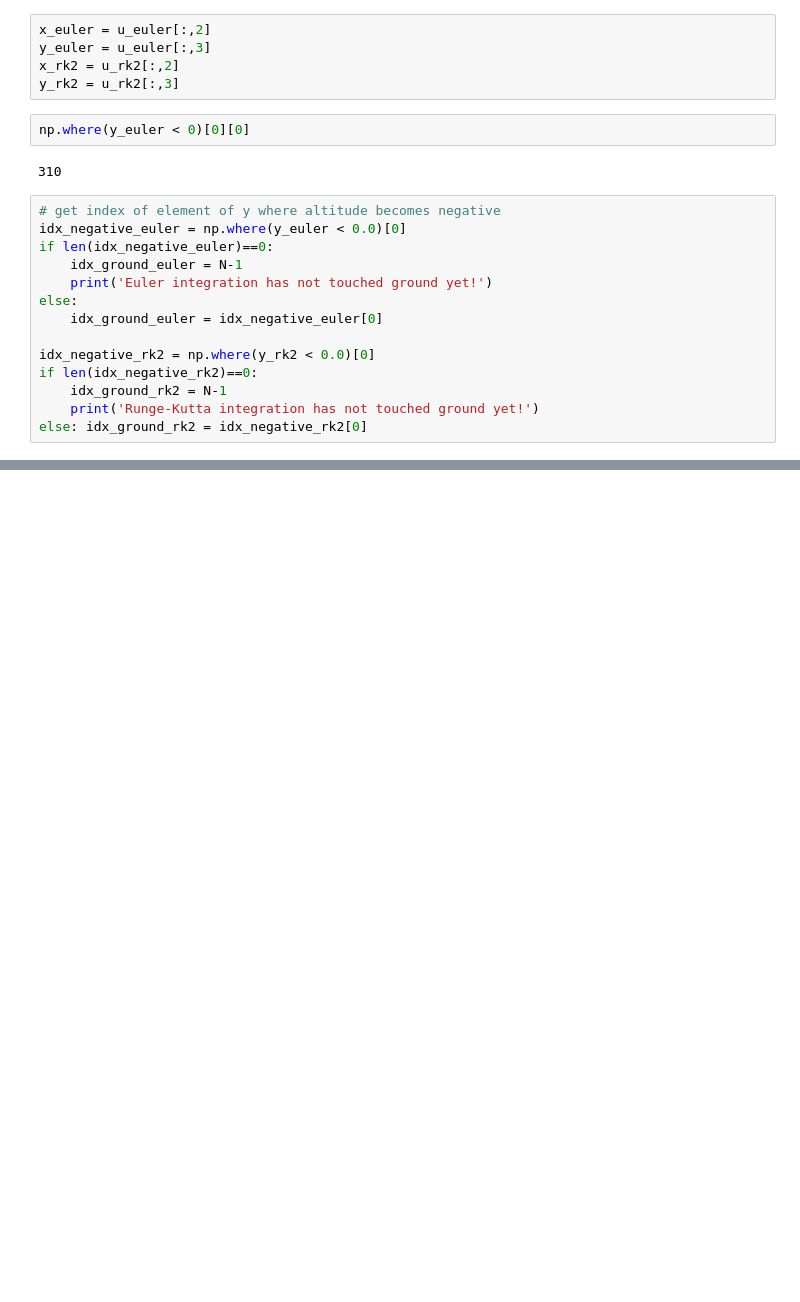
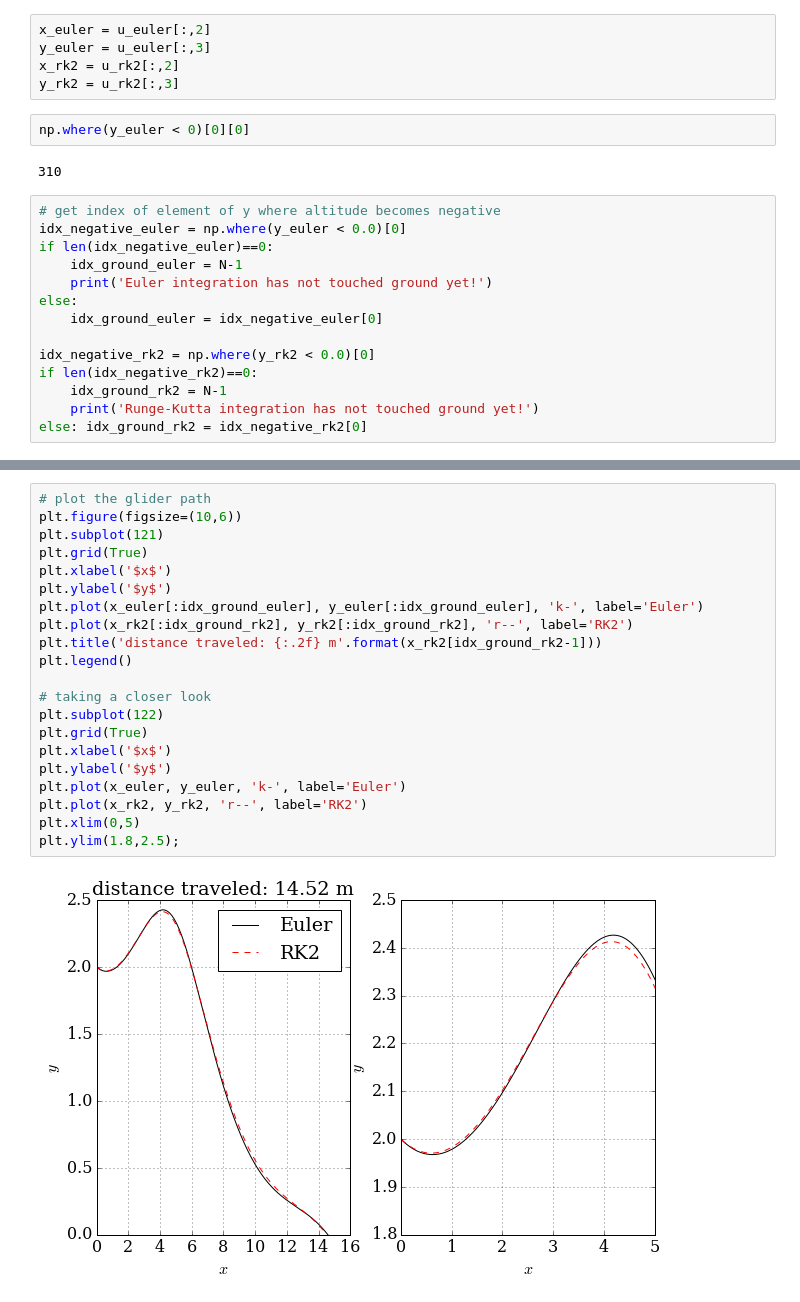
Before and after one commit to morrill/-mae6286, a Jupyter notebook: module_1/bonus_2nd_order.ipynb, the cells around one changed output, grey strips where cells are left out. Cells and saved outputs as stored; diff of their text form; blank space fills up the shorter version.

```diff
--- a/module_1/bonus_2nd_order.ipynb
+++ b/module_1/bonus_2nd_order.ipynb
@@ -154,0 +161,23 @@ else: idx_ground_rk2 = idx_negative_rk2[0]
+# %%
+# plot the glider path
+plt.figure(figsize=(10,6))
+plt.subplot(121)
+plt.grid(True)
+plt.xlabel('$x$')
+plt.ylabel('$y$')
+plt.plot(x_euler[:idx_ground_euler], y_euler[:idx_ground_euler], 'k-', label='Euler')
+plt.plot(x_rk2[:idx_ground_rk2], y_rk2[:idx_ground_rk2], 'r--', label='RK2')
+plt.title('distance traveled: {:.2f} m'.format(x_rk2[idx_ground_rk2-1]))
+plt.legend()
+
+# taking a closer look
+plt.subplot(122)
+plt.grid(True)
+plt.xlabel('$x$')
+plt.ylabel('$y$')
+plt.plot(x_euler, y_euler, 'k-', label='Euler')
+plt.plot(x_rk2, y_rk2, 'r--', label='RK2')
+plt.xlim(0,5)
+plt.ylim(1.8,2.5);
+# %% [output]
+[figure, added]
```
Also changed, not shown: parts of 11 cells of this notebook.
